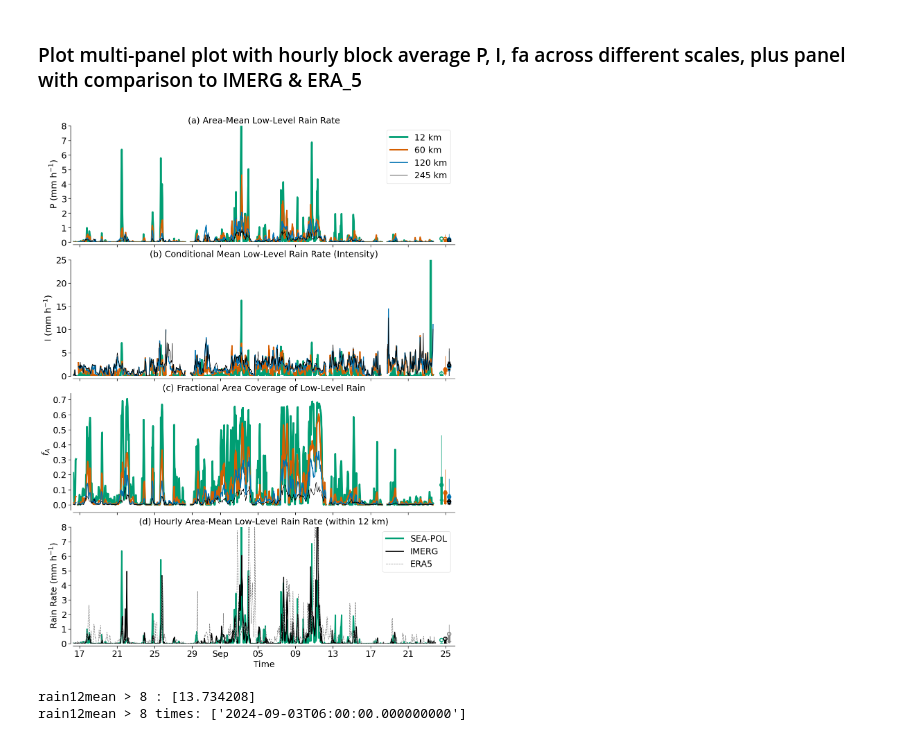
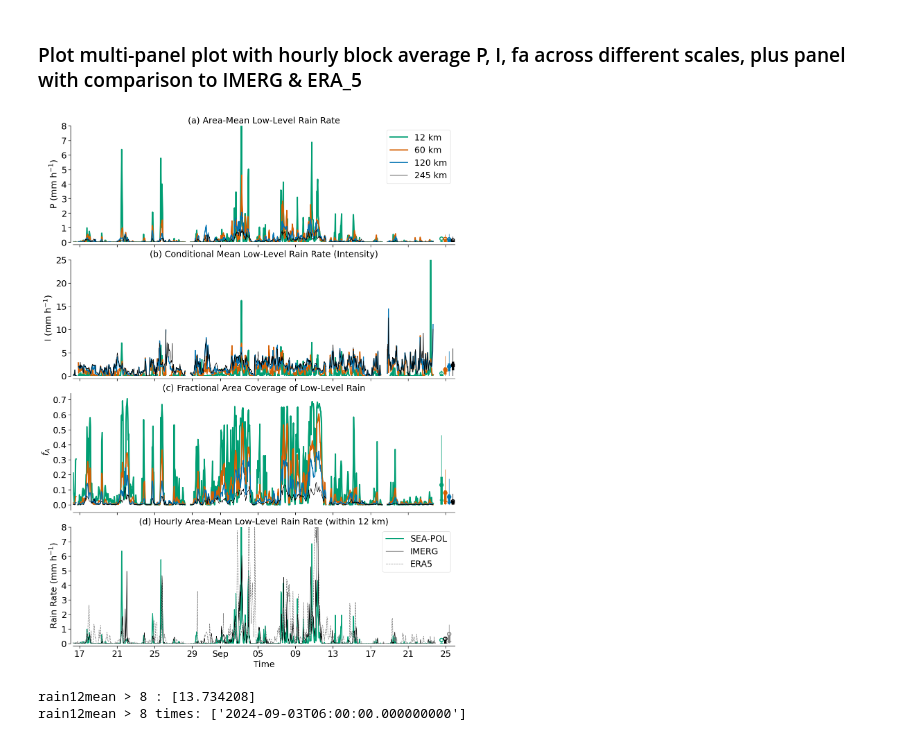
Before and after one commit to allison-wing/PICCOLO_overview_paper, a Jupyter notebook: plot_fig_seapol_precip_timeseries.ipynb, the cells around one changed output. Cells and saved outputs as stored; diff of their text form; code cells hidden in the pictures.

```diff
--- a/plot_fig_seapol_precip_timeseries.ipynb
+++ b/plot_fig_seapol_precip_timeseries.ipynb
@@ -143,8 +143,8 @@ mean fa245 0.021497778451200194
 # %%
 fig,axs = plt.subplots(4,1,figsize=(12,16),layout="constrained")
 
-axs[0].plot(rain12_hrly.time, rain12_hrly, color=cb_green, label='12 km', linewidth=4)
-axs[0].plot(rain60_hrly.time, rain60_hrly, color=cb_red, label='60 km', linewidth=3)
+axs[0].plot(rain12_hrly.time, rain12_hrly, color=cb_green, label='12 km', linewidth=3)
+axs[0].plot(rain60_hrly.time, rain60_hrly, color=cb_red, label='60 km', linewidth=2.5)
 axs[0].plot(rain120_hrly.time, rain120_hrly, color=cb_blue, label='120 km', linewidth=2)
 axs[0].plot(rain245_hrly.time, rain245_hrly, color='black', label='245 km', linewidth=1)
 axs[0].set_title('(a) Area-Mean Low-Level Rain Rate',fontsize=18)
@@ -166,8 +166,8 @@ axs[0].xaxis.set_major_formatter(mdates.ConciseDateFormatter(axs[0].xaxis.get_ma
 axs[0].set_xticklabels([])
 axs[0].set_yticklabels(axs[0].get_yticklabels(), fontsize=18)
 
-axs[1].plot(rain12int_hrly.time, rain12int_hrly, color=cb_green, label='12 km', linewidth=4)
-axs[1].plot(rain60int_hrly.time, rain60int_hrly, color=cb_red, label='60 km', linewidth=3)
+axs[1].plot(rain12int_hrly.time, rain12int_hrly, color=cb_green, label='12 km', linewidth=3)
+axs[1].plot(rain60int_hrly.time, rain60int_hrly, color=cb_red, label='60 km', linewidth=2.5)
 axs[1].plot(rain120int_hrly.time, rain120int_hrly, color=cb_blue, label='120 km', linewidth=2)
 axs[1].plot(rain245int_hrly.time, rain245int_hrly, color='black', label='245 km', linewidth=1)
 axs[1].set_title('(b) Conditional Mean Low-Level Rain Rate (Intensity)',fontsize=18)
@@ -186,8 +186,8 @@ axs[1].xaxis.set_major_formatter(mdates.ConciseDateFormatter(axs[1].xaxis.get_ma
 axs[1].set_xticklabels([])
 axs[1].set_yticklabels(axs[1].get_yticklabels(), fontsize=18)
 
-axs[2].plot(rain12frac_hrly.time, rain12frac_hrly, color=cb_green, label='12 km', linewidth=4)
-axs[2].plot(rain60frac_hrly.time, rain60frac_hrly, color=cb_red, label='60 km', linewidth=3)
+axs[2].plot(rain12frac_hrly.time, rain12frac_hrly, color=cb_green, label='12 km', linewidth=3)
+axs[2].plot(rain60frac_hrly.time, rain60frac_hrly, color=cb_red, label='60 km', linewidth=2.5)
 axs[2].plot(rain120frac_hrly.time, rain120frac_hrly, color=cb_blue, label='120 km', linewidth=2)
 axs[2].plot(rain245frac_hrly.time, rain245frac_hrly, color='black', label='245 km', linewidth=1)
 axs[2].set_title('(c) Fractional Area Coverage of Low-Level Rain',fontsize=18)
@@ -204,8 +204,8 @@ axs[2].xaxis.set_major_formatter(mdates.ConciseDateFormatter(axs[2].xaxis.get_ma
 axs[2].set_xticklabels([])
 axs[2].set_yticklabels(axs[2].get_yticklabels(), fontsize=18)
 
-axs[3].plot(rain12_hrly.time, rain12_hrly, color=cb_green, label='SEA-POL', linewidth=3)
-axs[3].plot(alongtrack.time, alongtrack.precip_alongtrack_imerg, color='black', label='IMERG', linewidth=2)
+axs[3].plot(rain12_hrly.time, rain12_hrly, color=cb_green, label='SEA-POL', linewidth=2)
+axs[3].plot(alongtrack.time, alongtrack.precip_alongtrack_imerg, color='black', label='IMERG', linewidth=1)
 axs[3].plot(alongtrack.time, alongtrack.precip_alongtrack_era5, color='gray', label='ERA5', linewidth=1, linestyle = '--')
 
 axs[3].set_title('(d) Hourly Area-Mean Low-Level Rain Rate (within 12 km)',fontsize=18)
@@ -379,7 +379,7 @@ for ax, data_list, dot_color in plot_items:
     q1, q2, q3, mean_val = _q_stats(data_list)
     if np.isnan(q1):
         continue
-    xpos_frac = 0.985 #move a bit closer to the right edge
+    xpos_frac = 0.995 #move a bit closer to the right edge
     dx_frac = 0.005 #horizontal half-width
 
     trans = transforms.blended_transform_factory(ax.transAxes, ax.transData)
@@ -390,34 +390,34 @@ for ax, data_list, dot_color in plot_items:
                       linewidth=5, solid_capstyle='butt', zorder=4)
     ax.add_line(iqr_line)
     # median horizontal bar
     med_line = Line2D([xpos_frac - dx_frac, xpos_frac + dx_frac], [q2, q2],
                       transform=trans, color=dot_color,
                       linewidth=2, solid_capstyle='butt', zorder=5)
     ax.add_line(med_line)
     # mean marker circle
     ax.scatter([xpos_frac + dx_frac * .045], [mean_val], transform=trans,
                edgecolor=dot_color, facecolor='none', s=50,
                linewidths=2, zorder=6)
     # whiskers at 1.5 * IQR
     iqr = q3 - q1
     data_vals = np.array([v for v in data_list if not np.isnan(v)])
     if data_vals.size == 0:
         continue
     whisker_low = max(q1 - 1.5 * iqr, data_vals.min())
     whisker_high = min(q3 + 1.5 * iqr, data_vals.max())
     # whisker lines
     whisk_low_line = Line2D([xpos_frac, xpos_frac], [q1, whisker_low],
                             transform=trans, color=dot_color,
                             linewidth=1, solid_capstyle='butt', zorder=3)
     whisk_high_line = Line2D([xpos_frac, xpos_frac], [q3, whisker_high],
                              transform=trans, color=dot_color,
                              linewidth=1, solid_capstyle='butt', zorder=3)
     ax.add_line(whisk_low_line)
     ax.add_line(whisk_high_line)
 
 plt.savefig('./figures/Fig_precip_timeseries_hrly.pdf')
 # %% [output]
-[figure, old version]
+[figure, new version]
 # %%
 #Find where mean rain rate greater than upper limit of plot
 int_limit = 8
```
Also changed, not shown: 1 other file.
